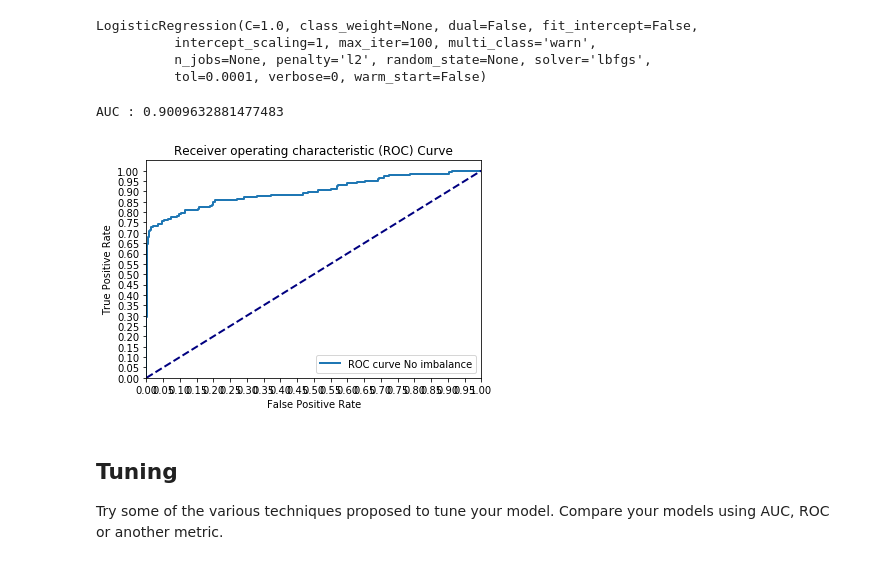
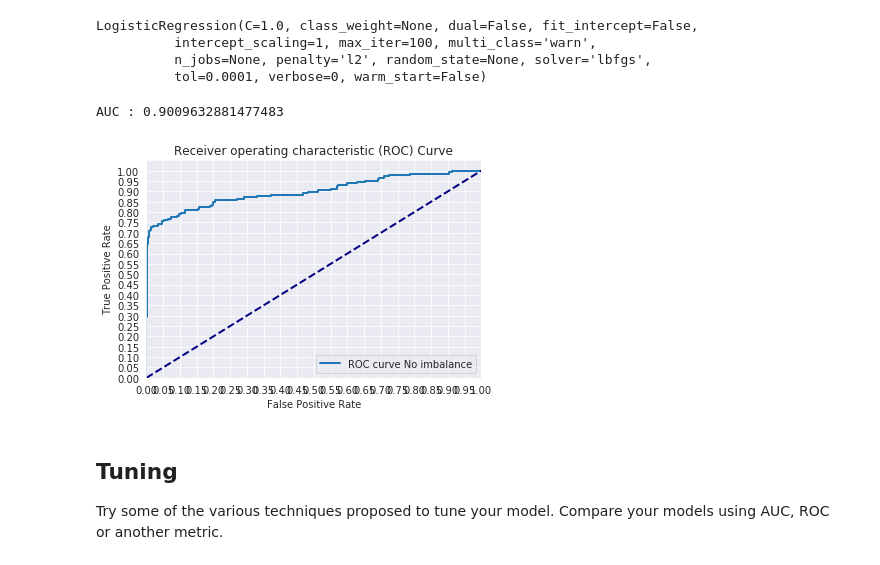
Before and after one commit to fleralle/dsc-class-imbalance-problems-lab-houston-ds-042219, a Jupyter notebook: index.ipynb, the cells around one changed output. Cells and saved outputs as stored; diff of their text form; code cells hidden in the pictures.

```diff
--- a/index.ipynb
+++ b/index.ipynb
@@ -78,27 +78,29 @@ y_score_test = logreg.decision_function(X_test)
 fpr, tpr, thresholds = roc_curve(y_test, y_score_test)
 # %%
 import matplotlib.pyplot as plt
+import seaborn as sns
+sns.set_style('darkgrid')
 %matplotlib inline
 
 print('AUC : {}'.format(auc(fpr, tpr)))
 lw = 2
 plt.plot(fpr, tpr,
          lw=lw, label='ROC curve {}'.format('No imbalance'))
 
 plt.plot([0, 1], [0, 1], color='navy', lw=lw, linestyle='--')
 plt.xlim([0.0, 1.0])
 plt.ylim([0.0, 1.05])
 
 plt.yticks([i/20.0 for i in range(21)])
 plt.xticks([i/20.0 for i in range(21)])
 plt.xlabel('False Positive Rate')
 plt.ylabel('True Positive Rate')
 plt.title('Receiver operating characteristic (ROC) Curve')
 plt.legend(loc="lower right")
 plt.show()
 # %% [output]
 AUC : 0.9009632881477483
-[figure, old version]
+[figure, new version]
 # %% [markdown]
 ## Tuning
 Try some of the various techniques proposed to tune your model. Compare your models using AUC, ROC or another metric.
```
